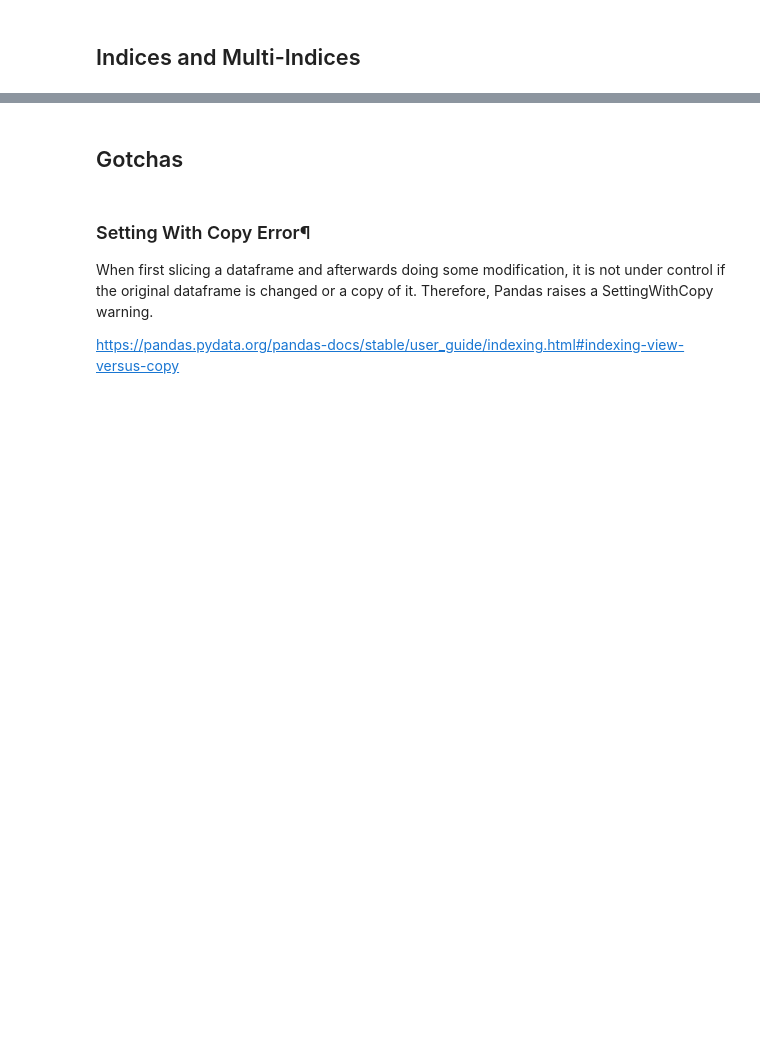
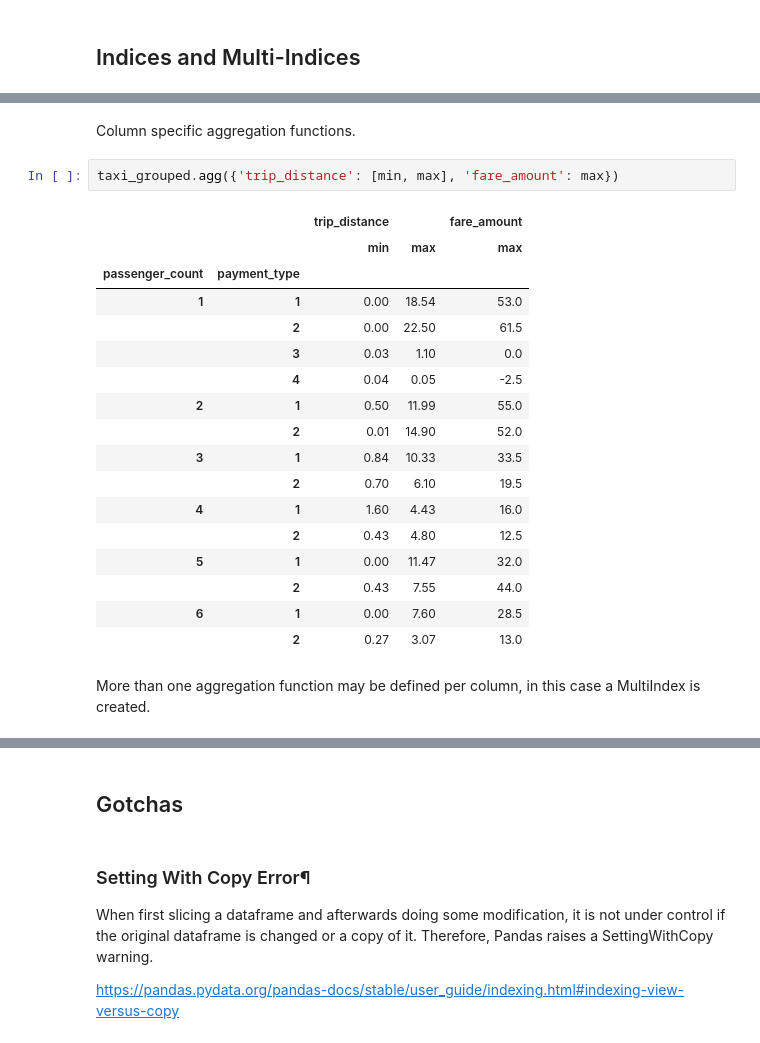
Before and after one commit to lungben/python_tutorial, a Jupyter notebook: notebooks/pandas.ipynb, the cells around one changed output, grey strips where cells are left out. Cells and saved outputs as stored; diff of their text form; blank space fills up the shorter version.

```diff
--- a/notebooks/pandas.ipynb
+++ b/notebooks/pandas.ipynb
@@ -487,0 +594,24 @@ In contrast to *iterrows()*, *itertuples()* preserves data types.
+# %% [markdown]
+Column specific aggregation functions.
+# %%
+taxi_grouped.agg({'trip_distance': [min, max], 'fare_amount': max})
+# %% [output]
+|  |  | trip_distance |  | fare_amount |
+|  |  | min | max | max |
+| passenger_count | payment_type |  |  |  |
+| 1 | 1 | 0.00 | 18.54 | 53.0 |
+|  | 2 | 0.00 | 22.50 | 61.5 |
+|  | 3 | 0.03 | 1.10 | 0.0 |
+|  | 4 | 0.04 | 0.05 | -2.5 |
+| 2 | 1 | 0.50 | 11.99 | 55.0 |
+|  | 2 | 0.01 | 14.90 | 52.0 |
+| 3 | 1 | 0.84 | 10.33 | 33.5 |
+|  | 2 | 0.70 | 6.10 | 19.5 |
+| 4 | 1 | 1.60 | 4.43 | 16.0 |
+|  | 2 | 0.43 | 4.80 | 12.5 |
+| 5 | 1 | 0.00 | 11.47 | 32.0 |
+|  | 2 | 0.43 | 7.55 | 44.0 |
+| 6 | 1 | 0.00 | 7.60 | 28.5 |
+|  | 2 | 0.27 | 3.07 | 13.0 |
+# %% [markdown]
+More than one aggregation function may be defined per column, in this case a MultiIndex is created.
```
Also changed, not shown: parts of 44 cells of this notebook.
